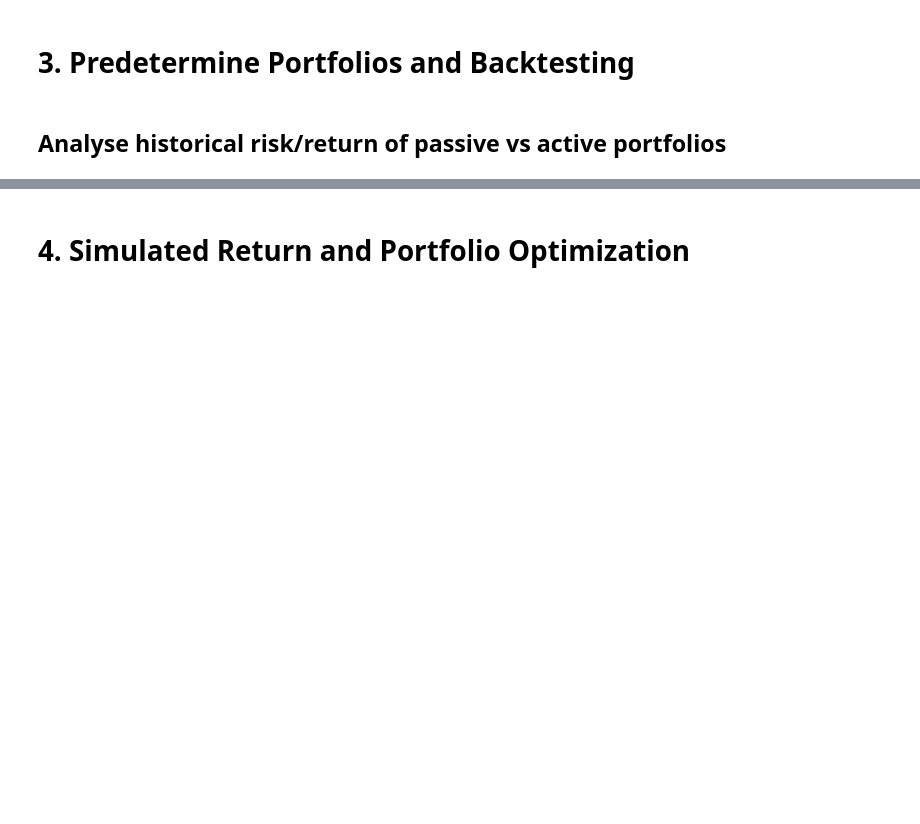
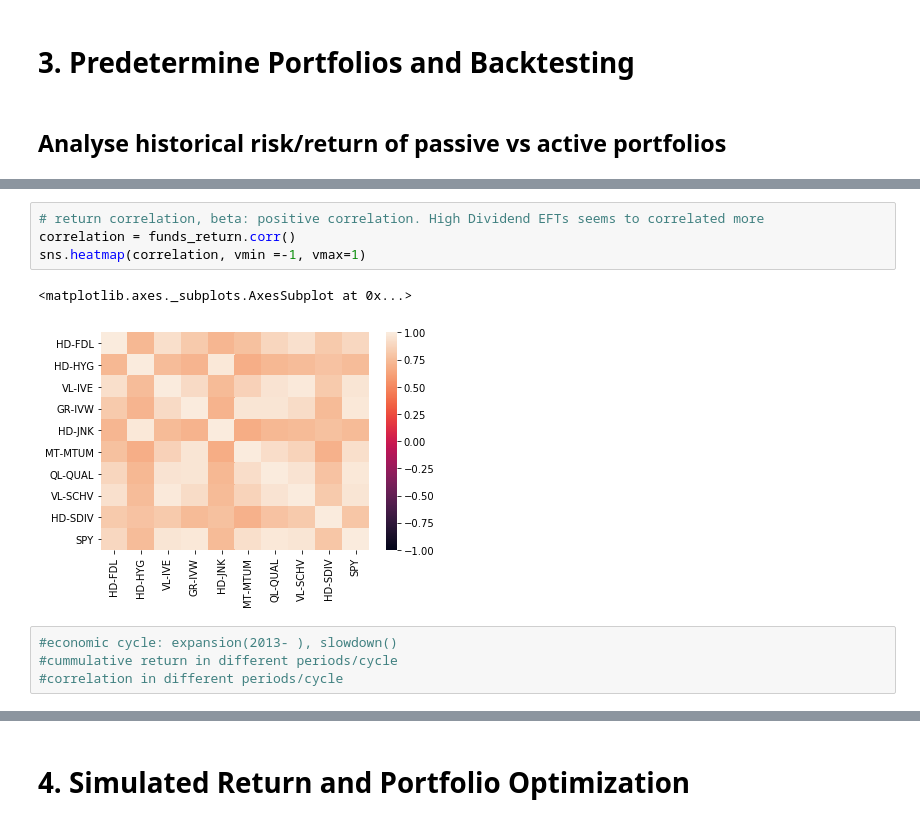
Before and after one commit to Femi-tech/Active-vs-Passive-Funds-Project, a Jupyter notebook: Untitled.ipynb, the cells around one changed output, grey strips where cells are left out. Cells and saved outputs as stored; diff of their text form; blank space fills up the shorter version.

```diff
--- a/Untitled.ipynb
+++ b/Untitled.ipynb
@@ -47,0 +99,11 @@ NameError: name 'datetime' is not defined
+# %%
+# return correlation, beta: positive correlation. High Dividend EFTs seems to correlated more
+correlation = funds_return.corr()
+sns.heatmap(correlation, vmin =-1, vmax=1)
+# %% [output]
+<matplotlib.axes._subplots.AxesSubplot at 0x...>
+[figure, added]
+# %%
+#economic cycle: expansion(2013- ), slowdown()
+#cummulative return in different periods/cycle
+#correlation in different periods/cycle
```
Also changed, not shown: parts of 13 cells of this notebook.
